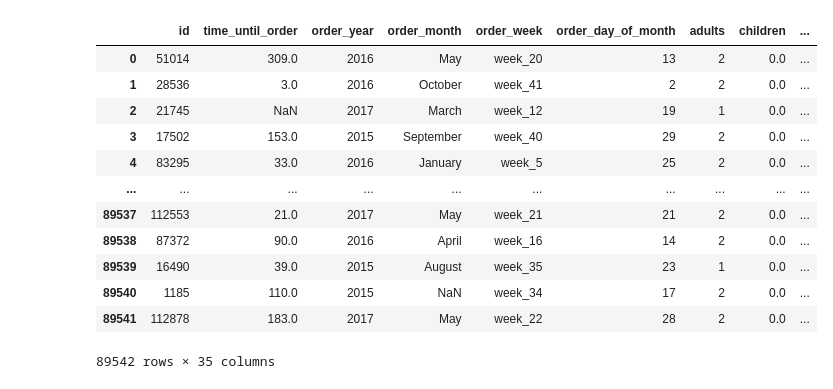
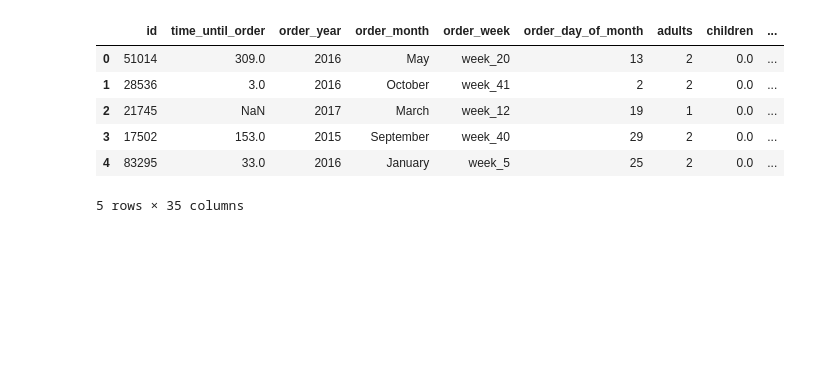
Before and after one commit to itaynussbaum/Machinelearning_308365105_205489875, a Jupyter notebook: function_analysis.ipynb, the cells around one changed output. Cells and saved outputs as stored; diff of their text form; code cells hidden in the pictures; blank space fills up the shorter version.

```diff
--- a/function_analysis.ipynb
+++ b/function_analysis.ipynb
@@ -1,30 +6,22 @@
 # %%
-import pandas as pd
-import numpy as np
 #load feature_data
 df = pd.read_csv("feature_data.csv")
 #load_label_data
 df1 = pd.read_csv("label_data.csv")
 #change_column_names
 df = df.rename(columns = {'Unnamed: 0':'id'})
 df1 = df1.rename(columns = {'Unnamed: 0':'id'})
 #merge_data
 new_df=pd.merge(df,df1,on=['id'])
-new_df
+new_df.head()
 # %% [output]
 |  | id | time_until_order | order_year | order_month | order_week | order_day_of_month | adults | children | ... |
 | 0 | 51014 | 309.0 | 2016 | May | week_20 | 13 | 2 | 0.0 | ... |
 | 1 | 28536 | 3.0 | 2016 | October | week_41 | 2 | 2 | 0.0 | ... |
 | 2 | 21745 | NaN | 2017 | March | week_12 | 19 | 1 | 0.0 | ... |
 | 3 | 17502 | 153.0 | 2015 | September | week_40 | 29 | 2 | 0.0 | ... |
 | 4 | 83295 | 33.0 | 2016 | January | week_5 | 25 | 2 | 0.0 | ... |
-| ... | ... | ... | ... | ... | ... | ... | ... | ... | ... |
-| 89537 | 112553 | 21.0 | 2017 | May | week_21 | 21 | 2 | 0.0 | ... |
-| 89538 | 87372 | 90.0 | 2016 | April | week_16 | 14 | 2 | 0.0 | ... |
-| 89539 | 16490 | 39.0 | 2015 | August | week_35 | 23 | 1 | 0.0 | ... |
-| 89540 | 1185 | 110.0 | 2015 | NaN | week_34 | 17 | 2 | 0.0 | ... |
-| 89541 | 112878 | 183.0 | 2017 | May | week_22 | 28 | 2 | 0.0 | ... |
-89542 rows × 35 columns
+5 rows × 35 columns
 # %%
 #empty_val_stats -
 new_df.isnull().sum()
```
Also changed, not shown: parts of 6 cells of this notebook.
